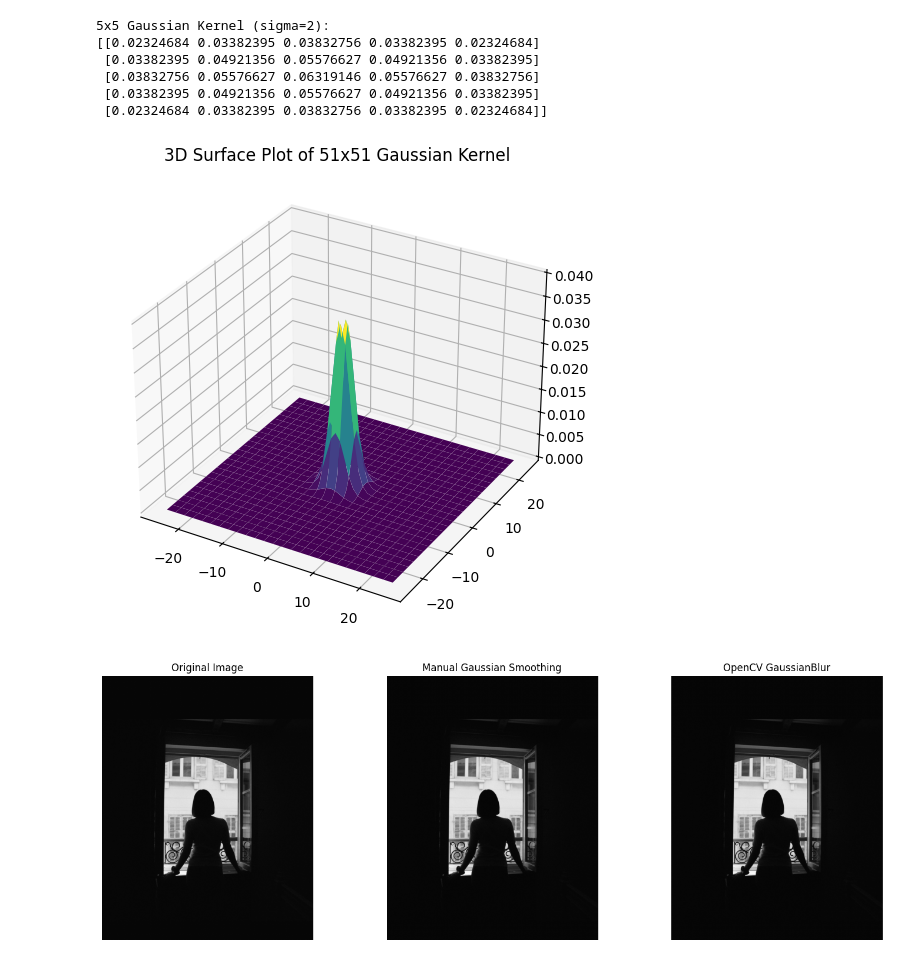
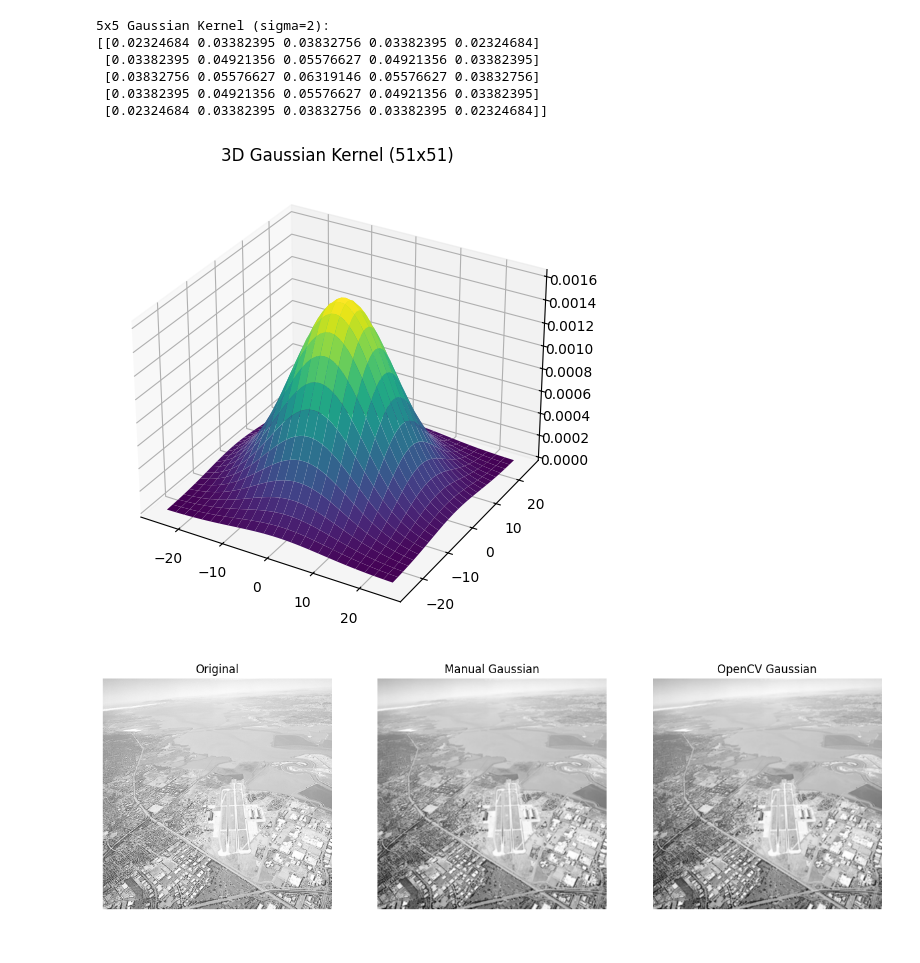
Before and after one commit to Nimsara2001/machine_vision_a01, a Jupyter notebook: task 05.ipynb, the cells around one changed output. Cells and saved outputs as stored; diff of their text form; code cells hidden in the pictures.

```diff
--- a/task 05.ipynb
+++ b/task 05.ipynb
@@ -26,7 +26,7 @@ print(kernel_5x5)
  [0.03382395 0.04921356 0.05576627 0.04921356 0.03382395]
  [0.02324684 0.03382395 0.03832756 0.03382395 0.02324684]]
 # %%
-sigma_vis = 2
+sigma_vis = 10
 size_vis = 51
 x = np.linspace(-(size_vis - 1) / 2., (size_vis - 1) / 2., size_vis)
 y = np.linspace(-(size_vis - 1) / 2., (size_vis - 1) / 2., size_vis)
@@ -38,38 +38,29 @@ kernel_51x51 = kernel_51x51 / np.sum(kernel_51x51)
 fig = plt.figure(figsize=(10, 6))
 ax = fig.add_subplot(111, projection='3d')
 surf = ax.plot_surface(x, y, kernel_51x51, cmap='viridis')
-plt.title('3D Surface Plot of 51x51 Gaussian Kernel')
+plt.title('3D Gaussian Kernel (51x51)')
 plt.show()
 # %% [output]
-[figure, old version]
+[figure, new version]
 # %%
-img_path = 'assets/looking_out.jpg'
+img_path = 'assets/runway.png'
+image = cv2.imread(img_path, cv2.IMREAD_GRAYSCALE)
 
-if os.path.exists(img_path):
-    img_gray = cv2.imread(img_path, cv2.IMREAD_GRAYSCALE)
+if image is not None:
+    manual_smooth = cv2.filter2D(image, -1, kernel_5x5)
+    opencv_smooth = cv2.GaussianBlur(image, (5, 5), sigmaX=2)
 
-    manual_smooth = cv2.filter2D(img_gray, -1, kernel_5x5)
-
-    opencv_smooth = cv2.GaussianBlur(img_gray, (5, 5), 2)
+    titles = ['Original', 'Manual Gaussian', 'OpenCV Gaussian']
+    images = [image, manual_smooth, opencv_smooth]
 
     plt.figure(figsize=(15, 5))
-
-    plt.subplot(1, 3, 1)
-    plt.imshow(img_gray, cmap='gray')
-    plt.title('Original Image')
-    plt.axis('off')
-
-    plt.subplot(1, 3, 2)
-    plt.imshow(manual_smooth, cmap='gray')
-    plt.title('Manual Gaussian Smoothing')
-    plt.axis('off')
-
-    plt.subplot(1, 3, 3)
-    plt.imshow(opencv_smooth, cmap='gray')
-    plt.title('OpenCV GaussianBlur')
-    plt.axis('off')
-
-    plt.tight_layout()
+    for i in range(3):
+        plt.subplot(1, 3, i+1)
+        plt.imshow(images[i], cmap='gray')
+        plt.title(titles[i])
+        plt.axis('off')
     plt.show()
+else:
+    print(f"Error: File not found at {img_path}. Please check your assets folder.")
 # %% [output]
-[figure, old version]
+[figure, new version]
```
Also changed, not shown: 1 other file.
